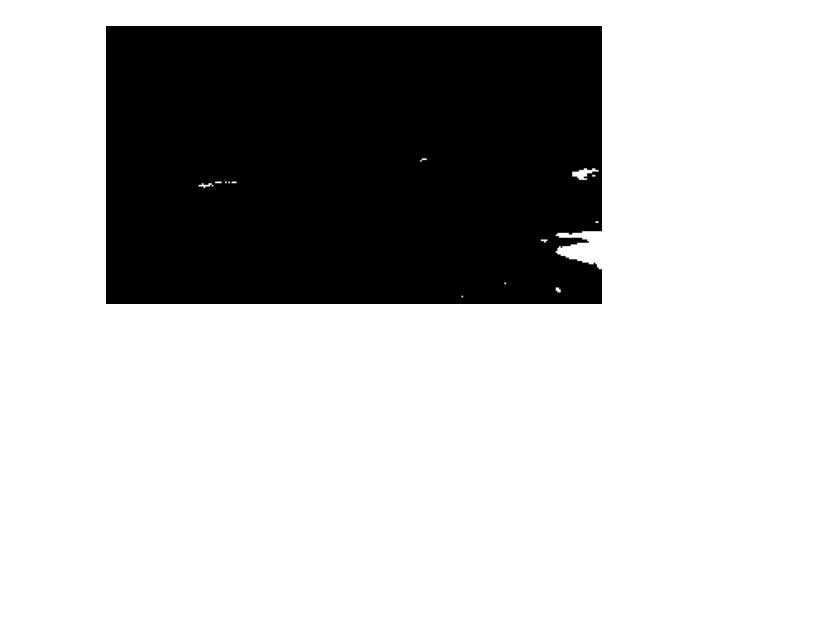
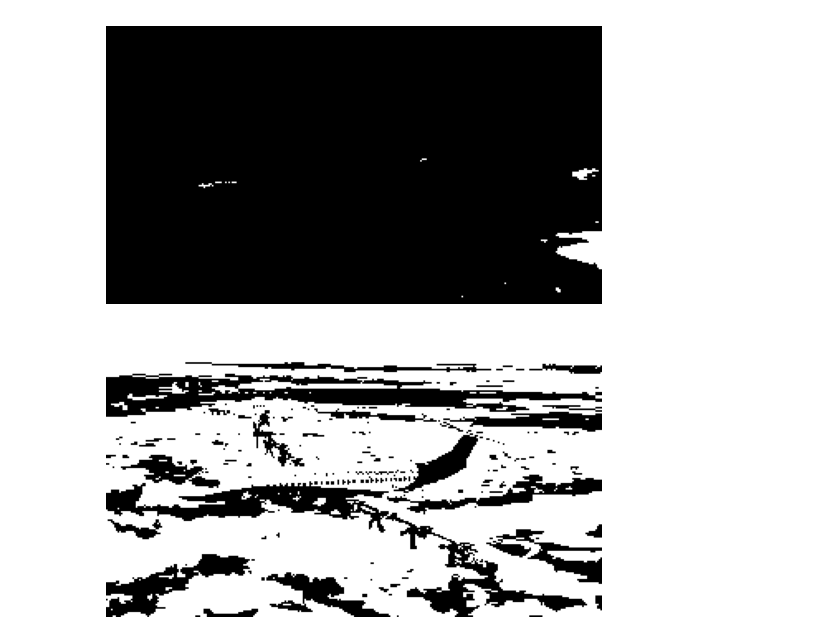
Before and after one commit to hieuletainguyen/machine_learning, a Jupyter notebook: ML_w_cookbook/chapter_8.ipynb, the cells around one changed output. Saved outputs shown, nothing was run; the diff lists cells and outputs as text; code cells hidden in the pictures; blank space fills up the shorter version.

```diff
--- a/ML_w_cookbook/chapter_8.ipynb
+++ b/ML_w_cookbook/chapter_8.ipynb
@@ -128,0 +128,26 @@ plt.show()
+# %%
+# 8.9 Binarizing images
+# Thresholding is the process of setting pixels with intensity greater than some value to
+# be white and less then the value to be black
+# adaptive threshold is where the threshold value for a pixel is determined by the pixel
+# intensities of its neightbours
+
+image_grey = cv2.imread("assets/plane.jpeg", cv2.IMREAD_GRAYSCALE)
+
+max_output_vlaue = 255 # determines the max intensity of the pixel
+neightbourhood_size = 99  # size of the neightbourhood
+subtract_from_mean = 10
+image_binarized = cv2.adaptiveThreshold(image_grey,
+                                        max_output_vlaue,
+                                        cv2.ADAPTIVE_THRESH_GAUSSIAN_C, # set a pixel's threshold to be a weighted sum of the neighbouring pixel intensities
+                                        cv2.THRESH_BINARY,
+                                        neightbourhood_size,
+                                        subtract_from_mean)
+
+plt.imshow(image_binarized, cmap="gray")
+plt.axis("off")
+plt.show()
+
+# thresholding is for denoising an image (keep only the most important elements)
+# %% [output]
+[figure, added]
```
Also changed, not shown: parts of 18 cells of this notebook, 1 other file.
